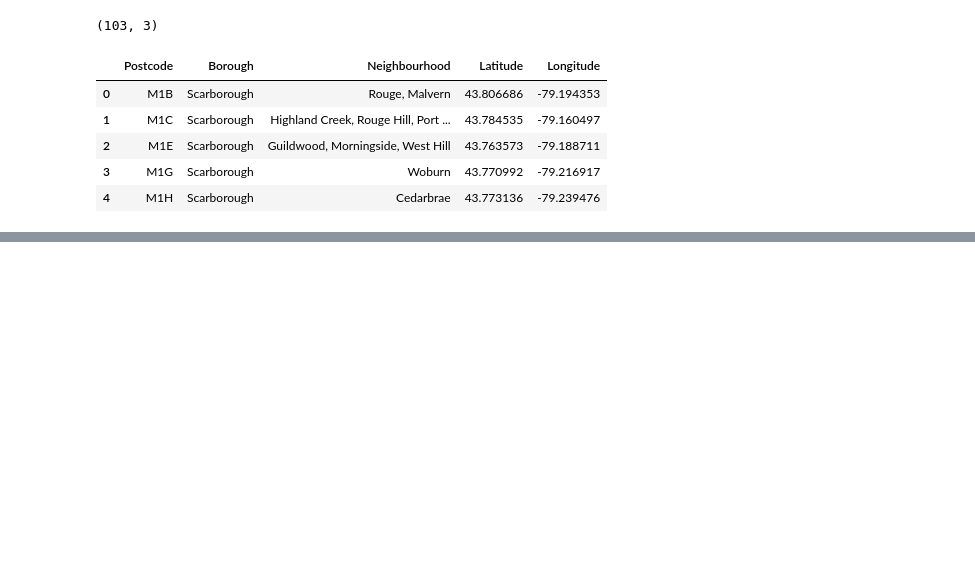
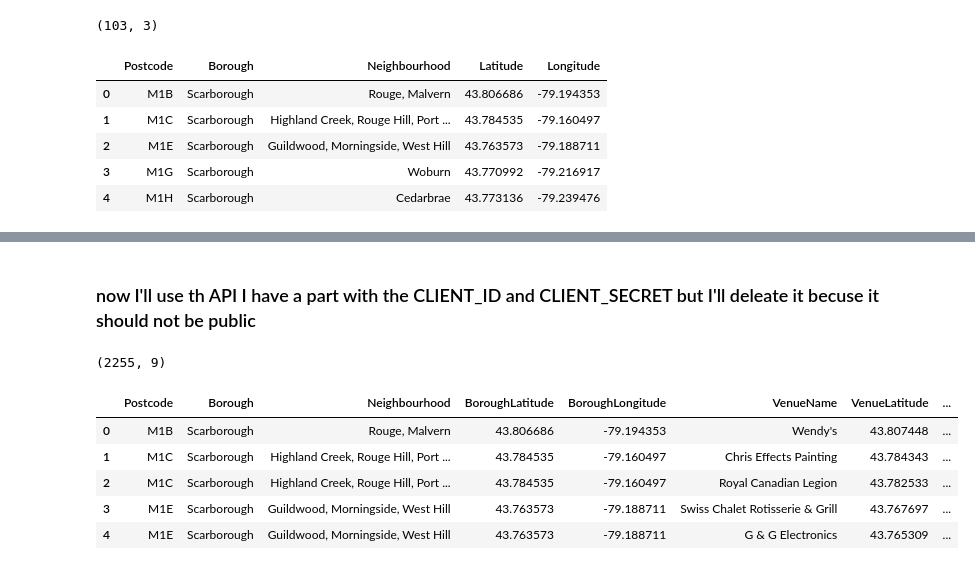
Before and after one commit to MrSalman333/Coursera_Capstone, a Jupyter notebook: Coursera_Capstone.ipynb, the cells around one changed output, grey strips where cells are left out. Saved outputs shown, nothing was run; the diff lists cells and outputs as text; code cells hidden in the pictures; blank space fills up the shorter version.

Commit message:
part 3

```diff
--- a/Coursera_Capstone.ipynb
+++ b/Coursera_Capstone.ipynb
@@ -74,0 +102,2 @@ df4.head()
+# %% [markdown]
+### now I'll use th API  I have a part with the CLIENT_ID and CLIENT_SECRET but I'll deleate it  becuse it should not be public
@@ -74,0 +134,17 @@ df4.head()
+# %%
+# convert the venues list into a new DataFrame
+venues_df = pd.DataFrame(venues)
+
+# define the column names
+venues_df.columns = ['Postcode', 'Borough', 'Neighbourhood', 'BoroughLatitude', 'BoroughLongitude', 'VenueName', 'VenueLatitude', 'VenueLongitude', 'VenueCategory']
+
+print(venues_df.shape)
+venues_df.head()
+# %% [output]
+(2255, 9)
+|  | Postcode | Borough | Neighbourhood | BoroughLatitude | BoroughLongitude | VenueName | VenueLatitude | ... |
+| 0 | M1B | Scarborough | Rouge, Malvern | 43.806686 | -79.194353 | Wendy's | 43.807448 | ... |
+| 1 | M1C | Scarborough | Highland Creek, Rouge Hill, Port ... | 43.784535 | -79.160497 | Chris Effects Painting | 43.784343 | ... |
+| 2 | M1C | Scarborough | Highland Creek, Rouge Hill, Port ... | 43.784535 | -79.160497 | Royal Canadian Legion | 43.782533 | ... |
+| 3 | M1E | Scarborough | Guildwood, Morningside, West Hill | 43.763573 | -79.188711 | Swiss Chalet Rotisserie & Grill | 43.767697 | ... |
+| 4 | M1E | Scarborough | Guildwood, Morningside, West Hill | 43.763573 | -79.188711 | G & G Electronics | 43.765309 | ... |
```
Also changed, not shown: parts of 8 cells of this notebook.
